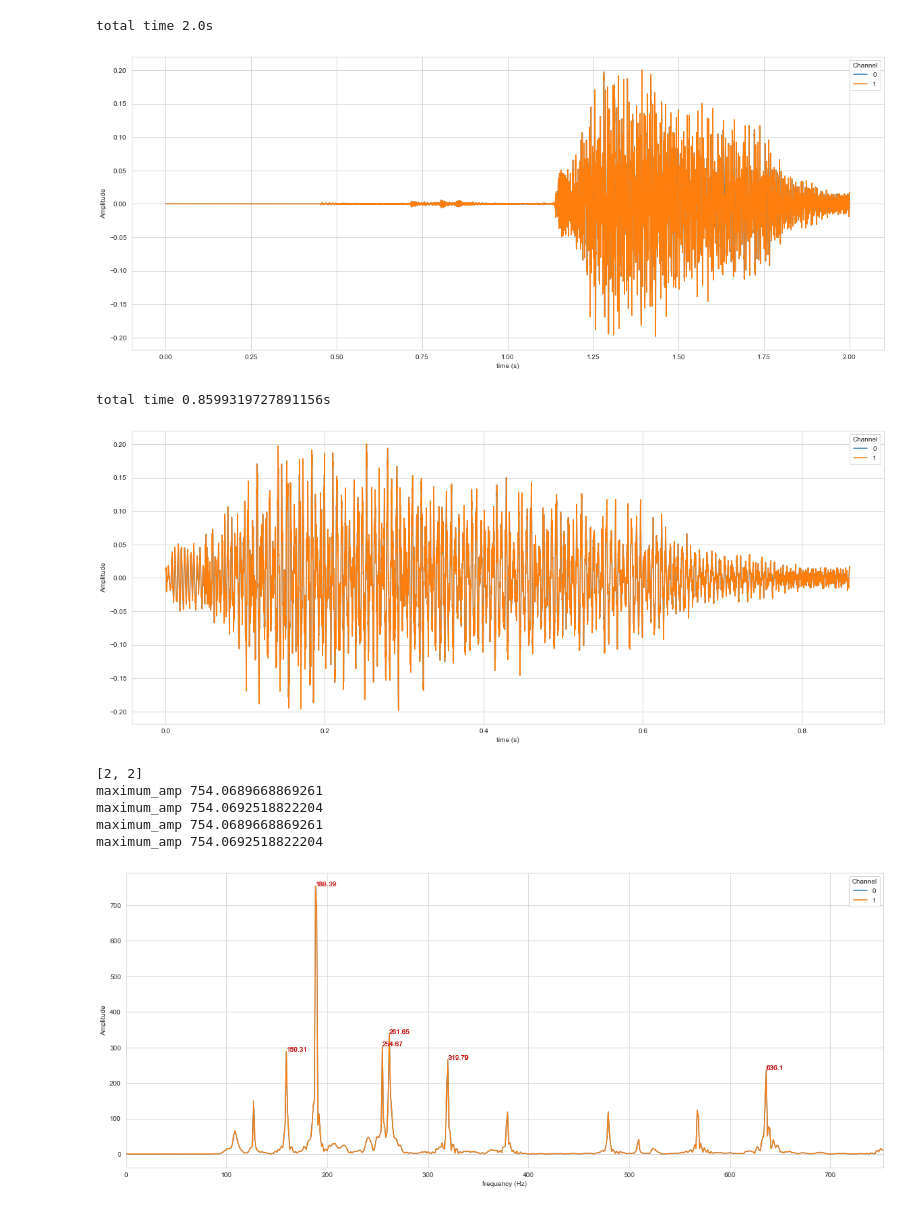
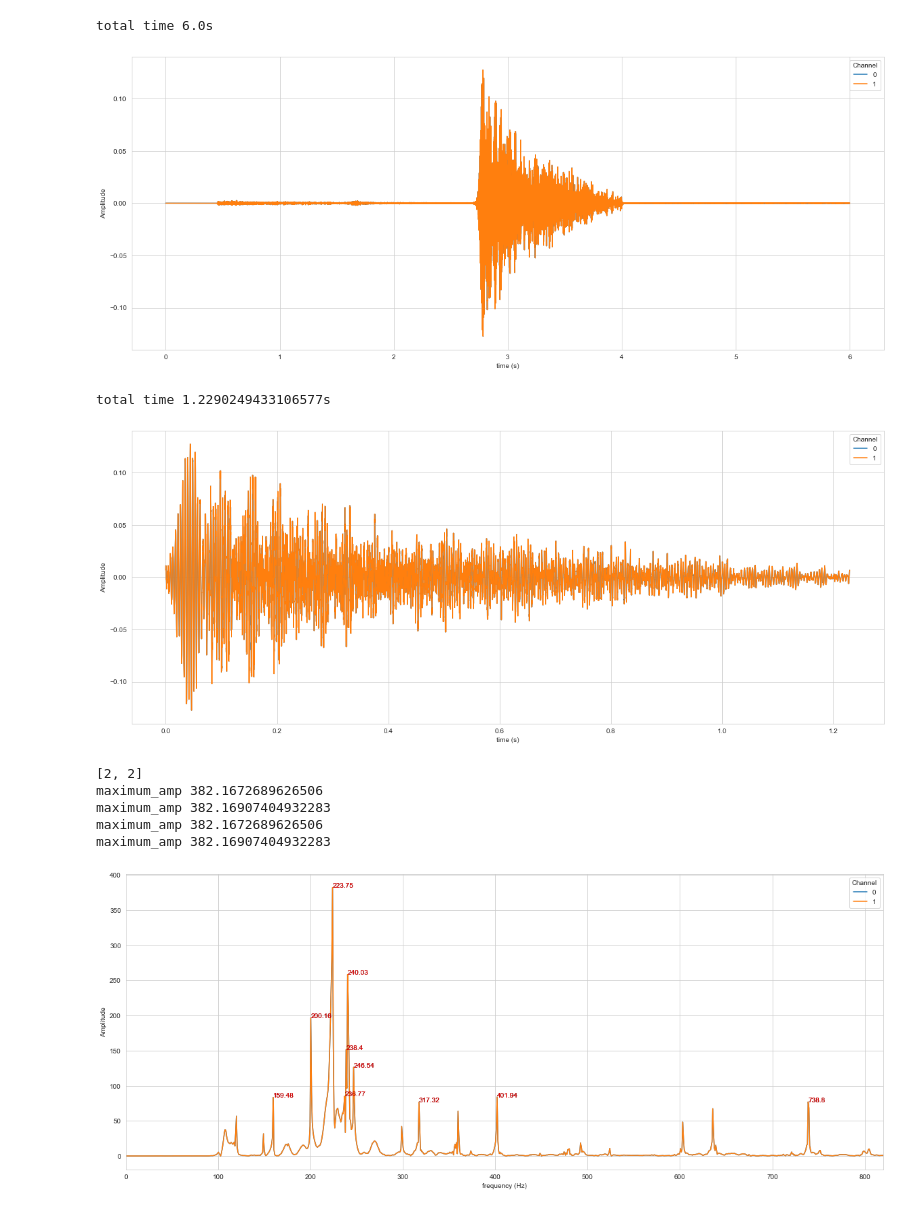
Before and after one commit to siversko/personal_data_projects, a Jupyter notebook: 2025-2_3-audio/stream_fft.ipynb, the cells around one changed output. Drawn from its saved outputs; the diff is of its cells as text; code cells hidden in the pictures.

```diff
--- a/2025-2_3-audio/stream_fft.ipynb
+++ b/2025-2_3-audio/stream_fft.ipynb
@@ -13,15 +13,15 @@ sd.default.channels = 2
 # %%
 a_fft = audio_fft.AudioFFT()
 a_fft.samplerate = sd.default.samplerate
 a_fft.channels = sd.default.channels
 
-a_fft.set_data(stream_fft.rec_reference_sound(duration=2))
+a_fft.set_data(stream_fft.rec_reference_sound(duration=6))
 fig, ax = plt.subplots(figsize=(20,8))
 a_fft.signal_plot(a_fft.get_data(), ax)
 plt.show()
 # %% [output]
-total time 2.0s
+total time 6.0s
-[figure, old version]
+[figure, new version]
 # %%
 sliced_data = audio_fft.slice_time(a_fft.get_data(), a_fft.samplerate, 0, 10, 10)
 trimmed_data = audio_fft.trim_data(sliced_data)
@@ -31,8 +31,8 @@ fig, ax = plt.subplots(figsize=(20,8))
 a_fft.signal_plot(a_fft.get_data(), ax)
 plt.show()
 # %% [output]
-total time 0.8599319727891156s
+total time 1.2290249433106577s
-[figure, old version]
+[figure, new version]
 # %%
 sd.play(a_fft.get_data())
 sd.wait()
@@ -47,9 +47,9 @@ a_fft.frequency_plot(a_fft.get_fdata(), ax, pad = 100)
 plt.show()
 # %% [output]
 [2, 2]
-maximum_amp 754.0689668869261
-maximum_amp 754.0692518822204
-maximum_amp 754.0689668869261
-maximum_amp 754.0692518822204
+maximum_amp 382.1672689626506
+maximum_amp 382.16907404932283
+maximum_amp 382.1672689626506
+maximum_amp 382.16907404932283
-[figure, old version]
+[figure, new version]
 # %%
```
Also changed, not shown: parts of 1 cell of this notebook.
